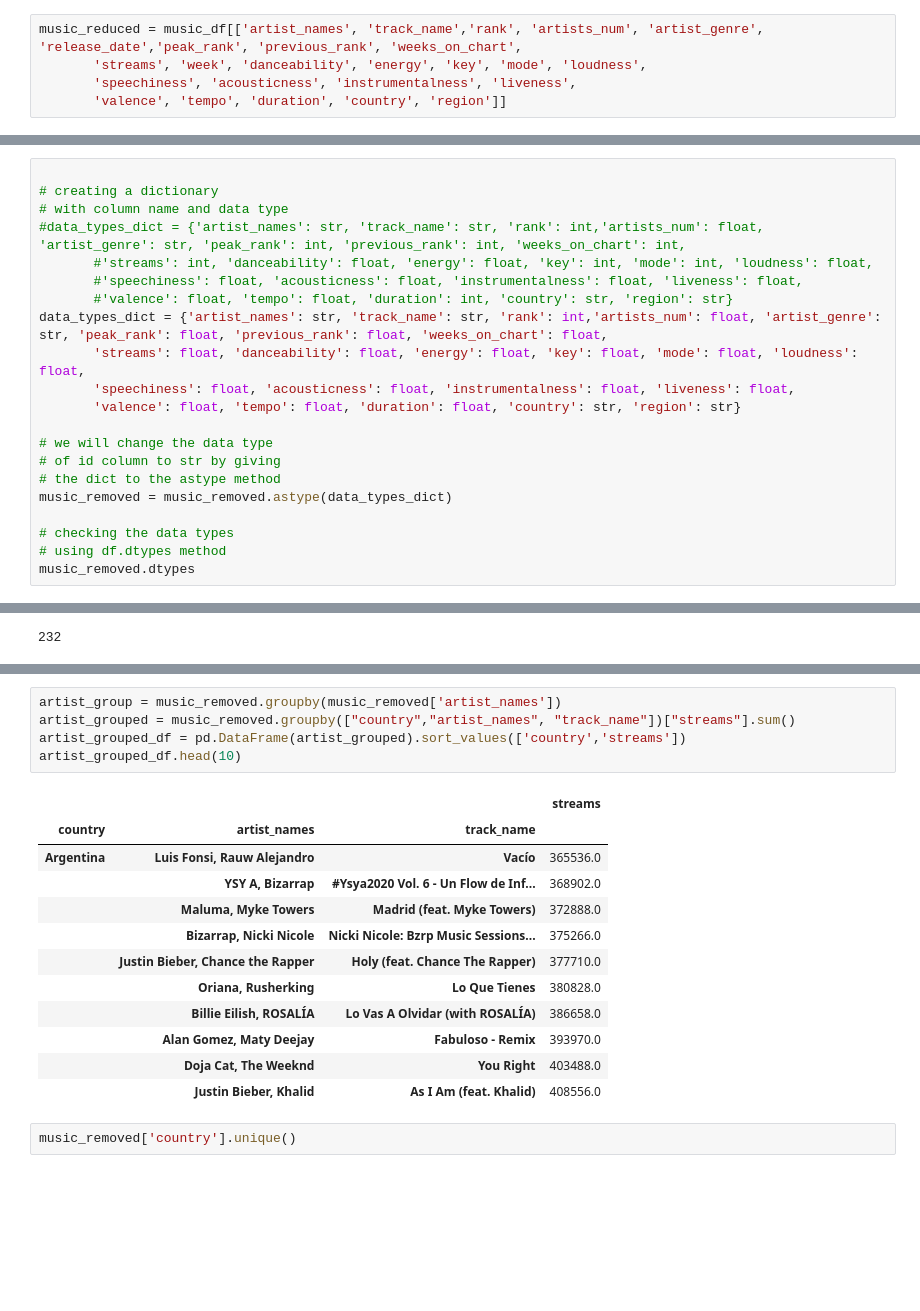
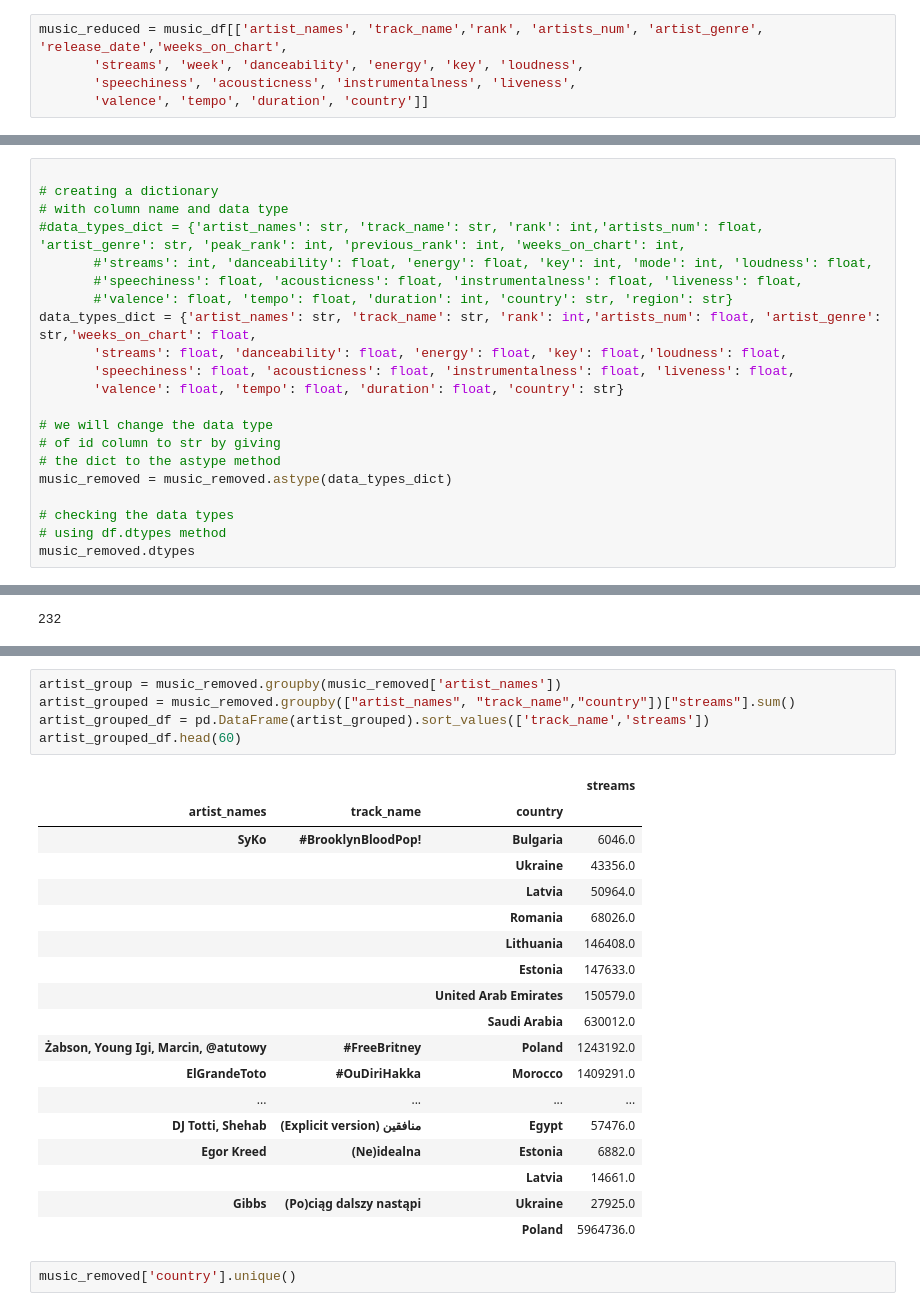
Before and after one commit to cmbutler83/SongAttributesVSPopularity, a Jupyter notebook: Explore_data.ipynb, the cells around one changed output, grey strips where cells are left out. Drawn from its saved outputs; the diff is of its cells as text; blank space fills up the shorter version.

Commit message:
reduced dfs

```diff
--- a/Explore_data.ipynb
+++ b/Explore_data.ipynb
@@ -27,10 +27,10 @@ Index(['Unnamed: 0', 'uri', 'rank', 'artist_names', 'artists_num',
        'pivot'],
       dtype='object')
 # %%
-music_reduced = music_df[['artist_names', 'track_name','rank', 'artists_num', 'artist_genre', 'release_date','peak_rank', 'previous_rank', 'weeks_on_chart',
-       'streams', 'week', 'danceability', 'energy', 'key', 'mode', 'loudness',
+music_reduced = music_df[['artist_names', 'track_name','rank', 'artists_num', 'artist_genre', 'release_date','weeks_on_chart',
+       'streams', 'week', 'danceability', 'energy', 'key', 'loudness',
        'speechiness', 'acousticness', 'instrumentalness', 'liveness',
-       'valence', 'tempo', 'duration', 'country', 'region']]
+       'valence', 'tempo', 'duration', 'country']]
 # %%
 music_reduced.head()
 # %% [output]
@@ -95,10 +95,10 @@ array(['78', '79', '82', '86', '91', '92', '94', '96', '98', '100', '101',
        #'streams': int, 'danceability': float, 'energy': float, 'key': int, 'mode': int, 'loudness': float,
        #'speechiness': float, 'acousticness': float, 'instrumentalness': float, 'liveness': float,
        #'valence': float, 'tempo': float, 'duration': int, 'country': str, 'region': str}
-data_types_dict = {'artist_names': str, 'track_name': str, 'rank': int,'artists_num': float, 'artist_genre': str, 'peak_rank': float, 'previous_rank': float, 'weeks_on_chart': float,
-       'streams': float, 'danceability': float, 'energy': float, 'key': float, 'mode': float, 'loudness': float,
+data_types_dict = {'artist_names': str, 'track_name': str, 'rank': int,'artists_num': float, 'artist_genre': str,'weeks_on_chart': float,
+       'streams': float, 'danceability': float, 'energy': float, 'key': float,'loudness': float,
        'speechiness': float, 'acousticness': float, 'instrumentalness': float, 'liveness': float,
-       'valence': float, 'tempo': float, 'duration': float, 'country': str, 'region': str}
+       'valence': float, 'tempo': float, 'duration': float, 'country': str}
 
 # we will change the data type
 # of id column to str by giving
@@ -187,21 +196,27 @@ len(unique_dates)
 # %%
 artist_group = music_removed.groupby(music_removed['artist_names'])
-artist_grouped = music_removed.groupby(["country","artist_names", "track_name"])["streams"].sum()
-artist_grouped_df = pd.DataFrame(artist_grouped).sort_values(['country','streams'])
-artist_grouped_df.head(10)
+artist_grouped = music_removed.groupby(["artist_names", "track_name","country"])["streams"].sum()
+artist_grouped_df = pd.DataFrame(artist_grouped).sort_values(['track_name','streams'])
+artist_grouped_df.head(60)
 # %% [output]
 |  |  |  | streams |
-| country | artist_names | track_name |  |
-| Argentina | Luis Fonsi, Rauw Alejandro | Vacío | 365536.0 |
-|  | YSY A, Bizarrap | #Ysya2020 Vol. 6 - Un Flow de Inf... | 368902.0 |
-|  | Maluma, Myke Towers | Madrid (feat. Myke Towers) | 372888.0 |
-|  | Bizarrap, Nicki Nicole | Nicki Nicole: Bzrp Music Sessions... | 375266.0 |
-|  | Justin Bieber, Chance the Rapper | Holy (feat. Chance The Rapper) | 377710.0 |
-|  | Oriana, Rusherking | Lo Que Tienes | 380828.0 |
-|  | Billie Eilish, ROSALÍA | Lo Vas A Olvidar (with ROSALÍA) | 386658.0 |
-|  | Alan Gomez, Maty Deejay | Fabuloso - Remix | 393970.0 |
-|  | Doja Cat, The Weeknd | You Right | 403488.0 |
-|  | Justin Bieber, Khalid | As I Am (feat. Khalid) | 408556.0 |
+| artist_names | track_name | country |  |
+| SyKo | #BrooklynBloodPop! | Bulgaria | 6046.0 |
+|  |  | Ukraine | 43356.0 |
+|  |  | Latvia | 50964.0 |
+|  |  | Romania | 68026.0 |
+|  |  | Lithuania | 146408.0 |
+|  |  | Estonia | 147633.0 |
+|  |  | United Arab Emirates | 150579.0 |
+|  |  | Saudi Arabia | 630012.0 |
+| Żabson, Young Igi, Marcin, @atutowy | #FreeBritney | Poland | 1243192.0 |
+| ElGrandeToto | #OuDiriHakka | Morocco | 1409291.0 |
+| ... | ... | ... | ... |
+| DJ Totti, Shehab | (Explicit version) منافقين | Egypt | 57476.0 |
+| Egor Kreed | (Ne)idealna | Estonia | 6882.0 |
+|  |  | Latvia | 14661.0 |
+| Gibbs | (Po)ciąg dalszy nastąpi | Ukraine | 27925.0 |
+|  |  | Poland | 5964736.0 |
 # %%
 music_removed['country'].unique()
 # %% [output]
```
Also changed, not shown: parts of 12 cells of this notebook.
